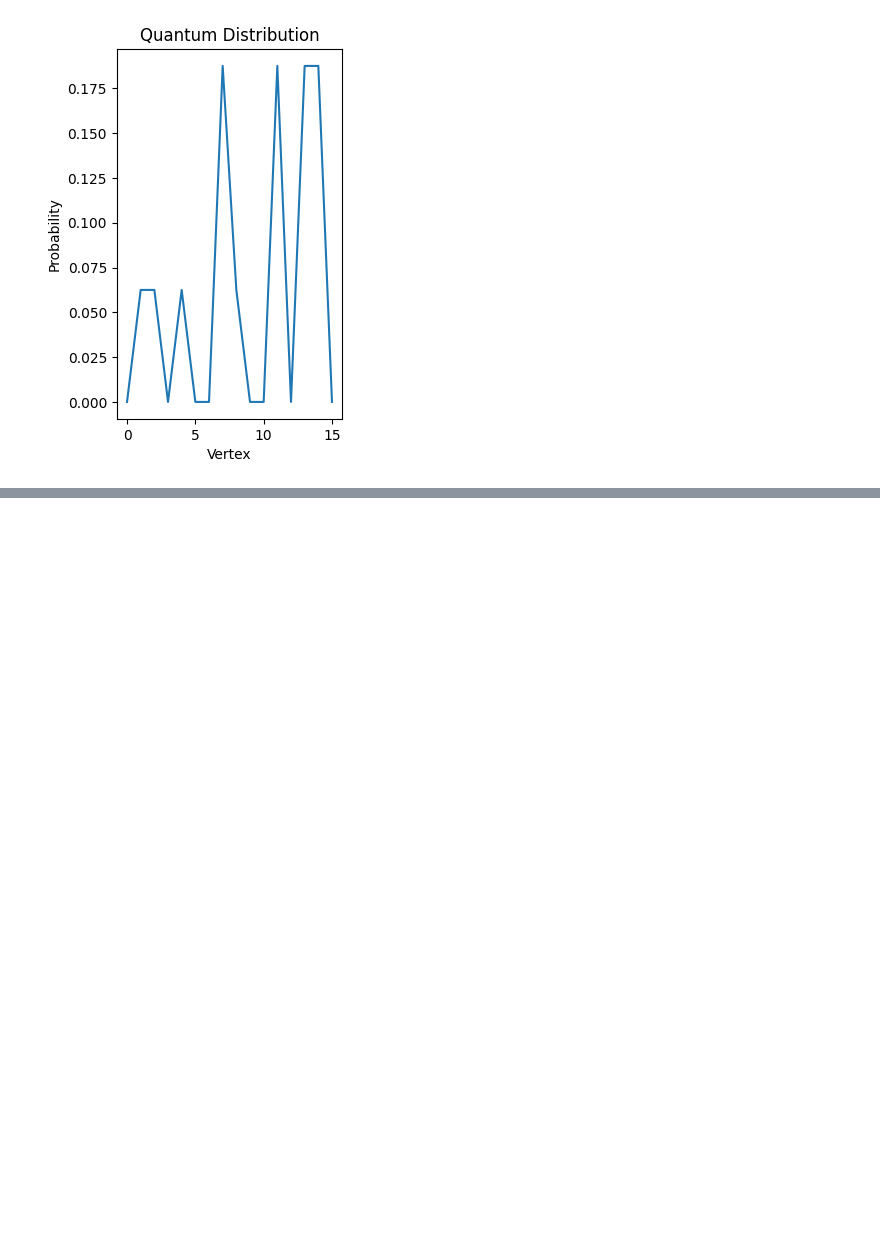
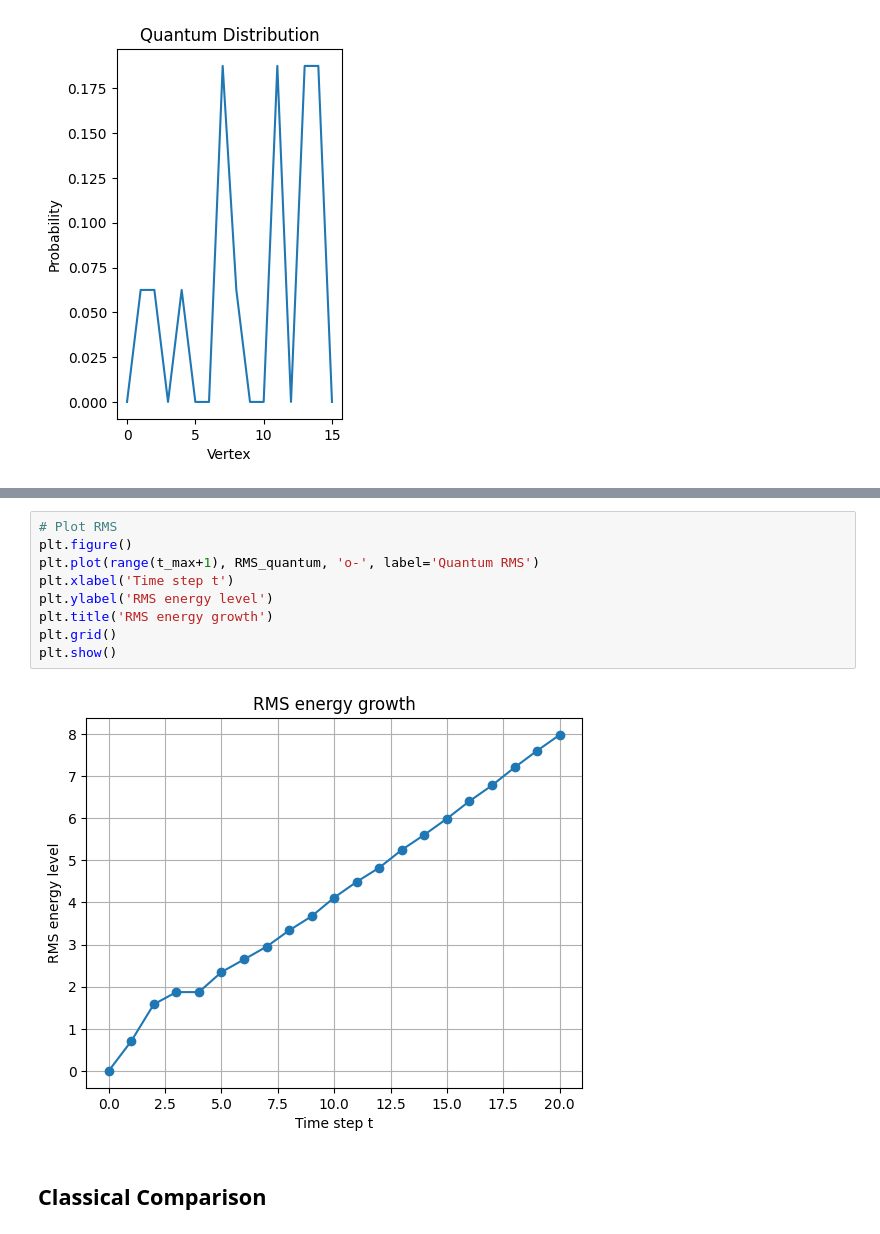
Before and after one commit to AryanAAB/Planckd2025-aryanbansal310, a Jupyter notebook: code/QuantumAlgoTrack.ipynb, the cells around one changed output, grey strips where cells are left out. Drawn from its saved outputs; the diff is of its cells as text; blank space fills up the shorter version.

```diff
--- a/code/QuantumAlgoTrack.ipynb
+++ b/code/QuantumAlgoTrack.ipynb
@@ -538,0 +611,13 @@ plt.show()
+# %%
+# Plot RMS
+plt.figure()
+plt.plot(range(t_max+1), RMS_quantum, 'o-', label='Quantum RMS')
+plt.xlabel('Time step t')
+plt.ylabel('RMS energy level')
+plt.title('RMS energy growth')
+plt.grid()
+plt.show()
+# %% [output]
+[figure, added]
+# %% [markdown]
+## Classical Comparison
```
Also changed, not shown: parts of 12 cells of this notebook, 6 other files.
